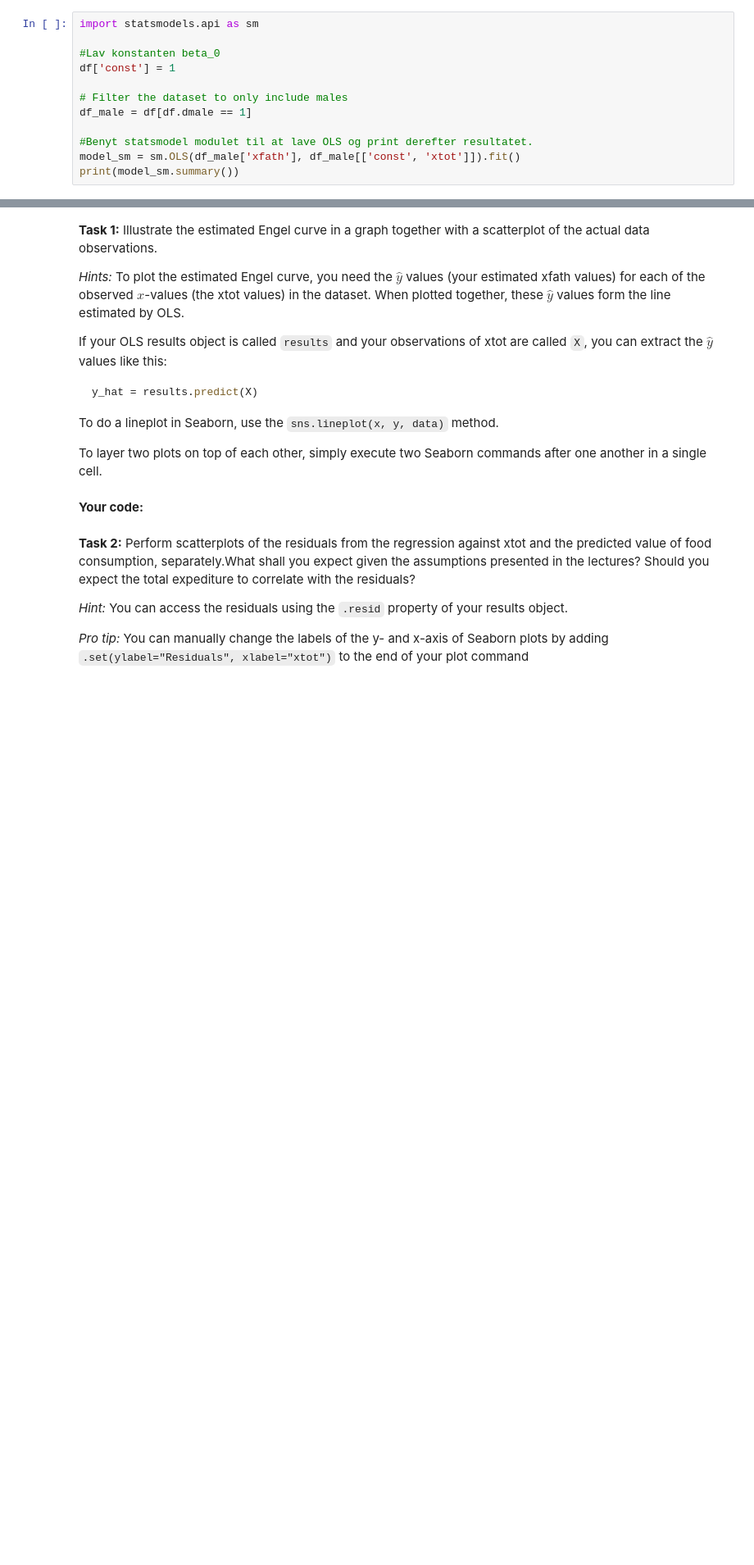
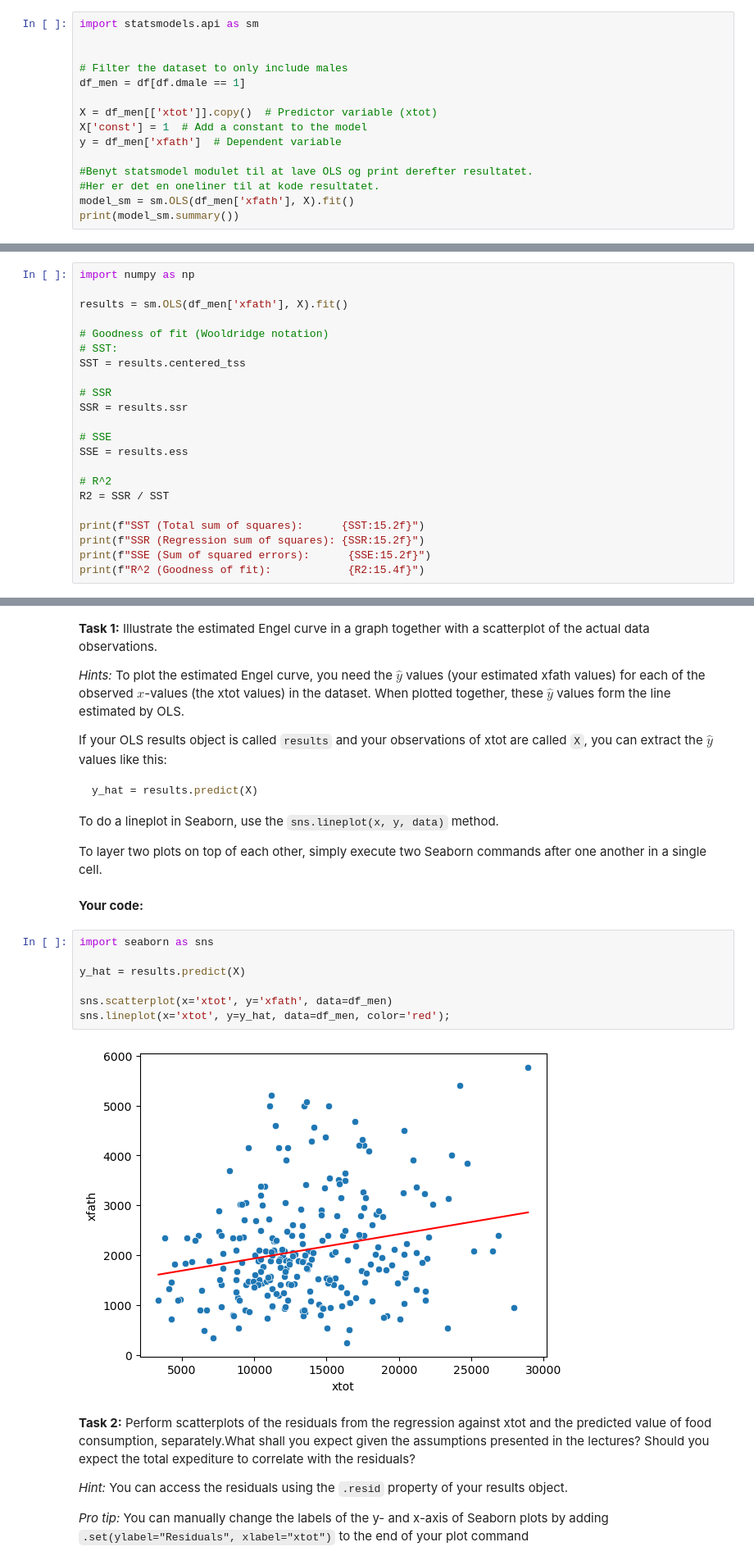
Before and after one commit to AnneMunk-Larsen05/EconometricsA, a Jupyter notebook: 2_class/PS2_Regression_Analysis/ex_ante.ipynb, the cells around one changed output, grey strips where cells are left out. Shown at 82% size. Saved outputs shown, nothing was run; the diff lists cells and outputs as text; blank space fills up the shorter version.

```diff
--- a/2_class/PS2_Regression_Analysis/ex_ante.ipynb
+++ b/2_class/PS2_Regression_Analysis/ex_ante.ipynb
@@ -73,14 +73,17 @@ df = pd.read_stata('PS2.dta')
 # %%
 import statsmodels.api as sm
 
-#Lav konstanten beta_0
-df['const'] = 1
 
 # Filter the dataset to only include males
-df_male = df[df.dmale == 1]
+df_men = df[df.dmale == 1]
+
+X = df_men[['xtot']].copy()  # Predictor variable (xtot)
+X['const'] = 1  # Add a constant to the model
+y = df_men['xfath']  # Dependent variable
 
 #Benyt statsmodel modulet til at lave OLS og print derefter resultatet.
-model_sm = sm.OLS(df_male['xfath'], df_male[['const', 'xtot']]).fit()
+#Her er det en oneliner til at kode resultatet.
+model_sm = sm.OLS(df_men['xfath'], X).fit()
 print(model_sm.summary())
 # %% [output]
                             OLS Regression Results
@@ -121,3 +124,25 @@ $\beta_1 = 0.0488$ altså hældningen (slope), og $\beta_0 = 1443.0723$ er skær
 _Hint:_ You can calculate these statistics manually using the code from the lecture. Alternatively, you can access the statistics directly as properties of your OLS results object `sm.OLS.fit()`. If you named this object `results`, you can access the SST using `results.centered_tss`, the SSR using `results.ssr` and the SSE using `results.ess`.
 # %% [markdown]
 **Your code:**
+# %%
+import numpy as np
+
+results = sm.OLS(df_men['xfath'], X).fit()
+
+# Goodness of fit (Wooldridge notation)
+# SST:
+SST = results.centered_tss
+
+# SSR
+SSR = results.ssr
+
+# SSE
+SSE = results.ess
+
+# R^2
+R2 = SSR / SST
+
+print(f"SST (Total sum of squares):      {SST:15.2f}")
+print(f"SSR (Regression sum of squares): {SSR:15.2f}")
+print(f"SSE (Sum of squared errors):      {SSE:15.2f}")
+print(f"R^2 (Goodness of fit):            {R2:15.4f}")
@@ -153,6 +199,15 @@ To do a lineplot in Seaborn, use the `sns.lineplot(x, y, data)` method.
 To layer two plots on top of each other, simply execute two Seaborn commands after one another in a single cell.
 # %% [markdown]
 **Your code:**
+# %%
+import seaborn as sns
+
+y_hat = results.predict(X)
+
+sns.scatterplot(x='xtot', y='xfath', data=df_men)
+sns.lineplot(x='xtot', y=y_hat, data=df_men, color='red');
+# %% [output]
+[figure, added]
 # %% [markdown]
 **Task 2:** Perform scatterplots of the residuals from the regression against xtot and the predicted value of food consumption, separately.What shall you expect given the assumptions presented in the lectures? Should you expect the total expediture to correlate with the residuals?
 
```
Also changed, not shown: parts of 11 cells of this notebook.
